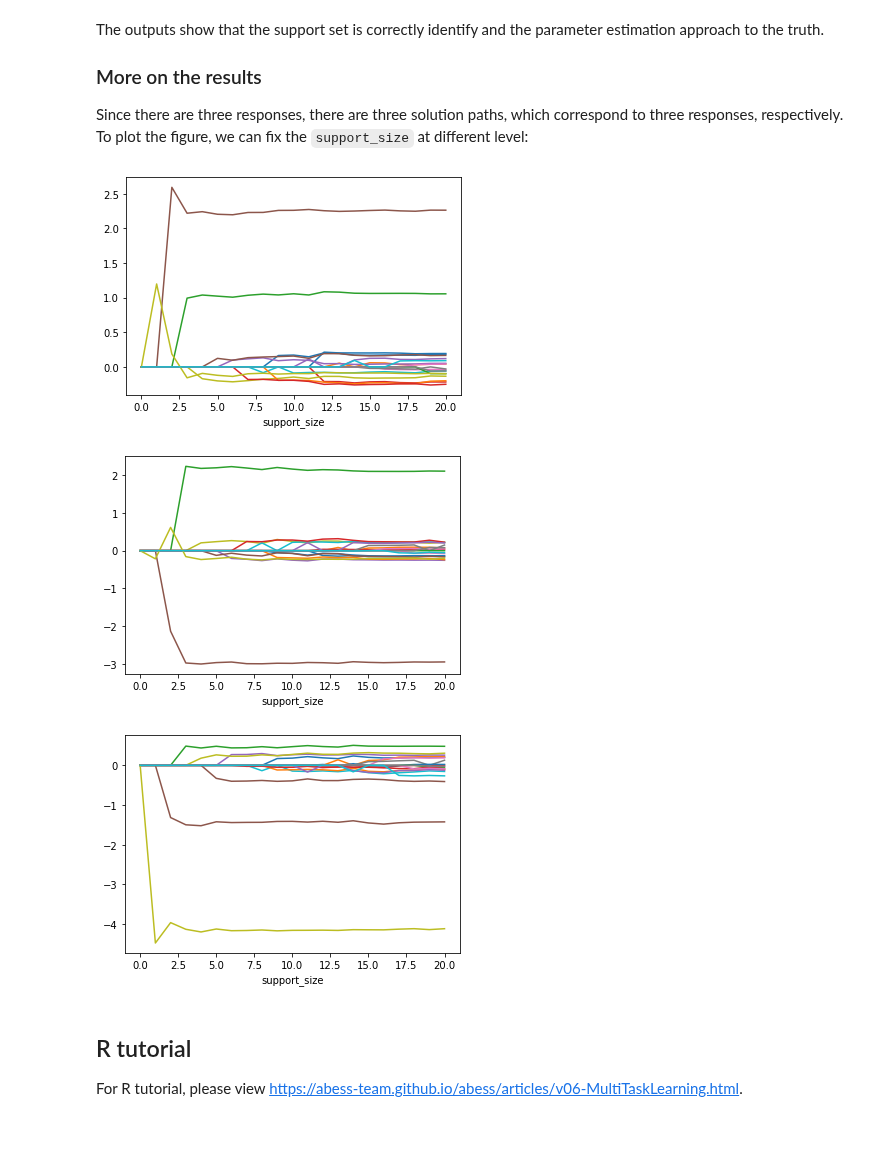
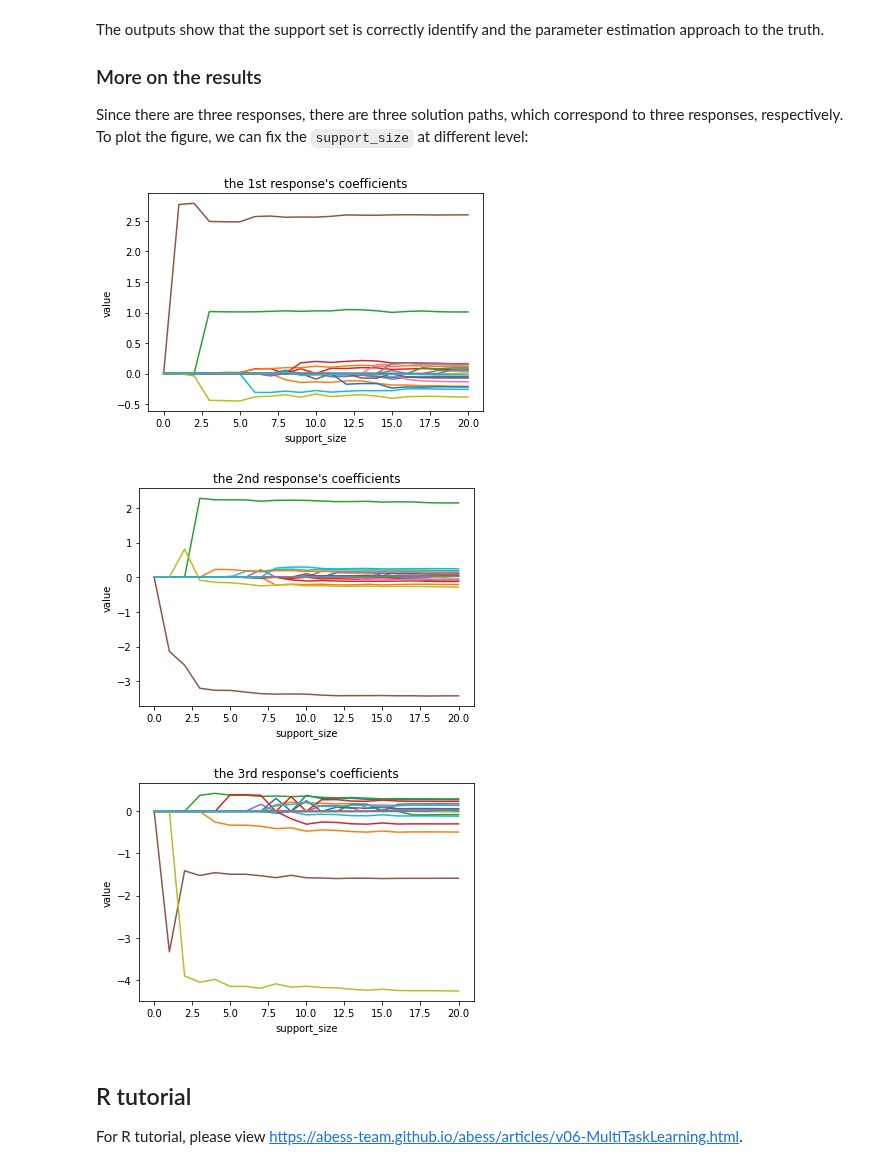
Before and after one commit to abess-team/abess, a Jupyter notebook: docs/Tutorial/MultiTaskLearning.ipynb, the cells around one changed output. Drawn from its saved outputs; the diff is of its cells as text; code cells hidden in the pictures; blank space fills up the shorter version.

Commit message:
Update fig title & axis in document

```diff
--- a/docs/Tutorial/MultiTaskLearning.ipynb
+++ b/docs/Tutorial/MultiTaskLearning.ipynb
@@ -123,23 +123,29 @@ for s in range(21):
 for i in range(20):
     plt.plot(coef[0, :, i])
 plt.xlabel('support_size')
+plt.ylabel('value')
+plt.title('the 1st response\'s coefficients')
 plt.show()
 # %% [output]
-[figure, old version]
+[figure, new version]
 # %%
 for i in range(20):
     plt.plot(coef[1, :, i])
 plt.xlabel('support_size')
+plt.ylabel('value')
+plt.title('the 2nd response\'s coefficients')
 plt.show()
 # %% [output]
-[figure, old version]
+[figure, new version]
 # %%
 for i in range(20):
     plt.plot(coef[2, :, i])
 plt.xlabel('support_size')
+plt.ylabel('value')
+plt.title('the 3rd response\'s coefficients')
 plt.show()
 # %% [output]
-[figure, old version]
+[figure, new version]
 # %% [markdown]
 ## R tutorial
 
```
Also changed, not shown: parts of 3 cells of this notebook.
